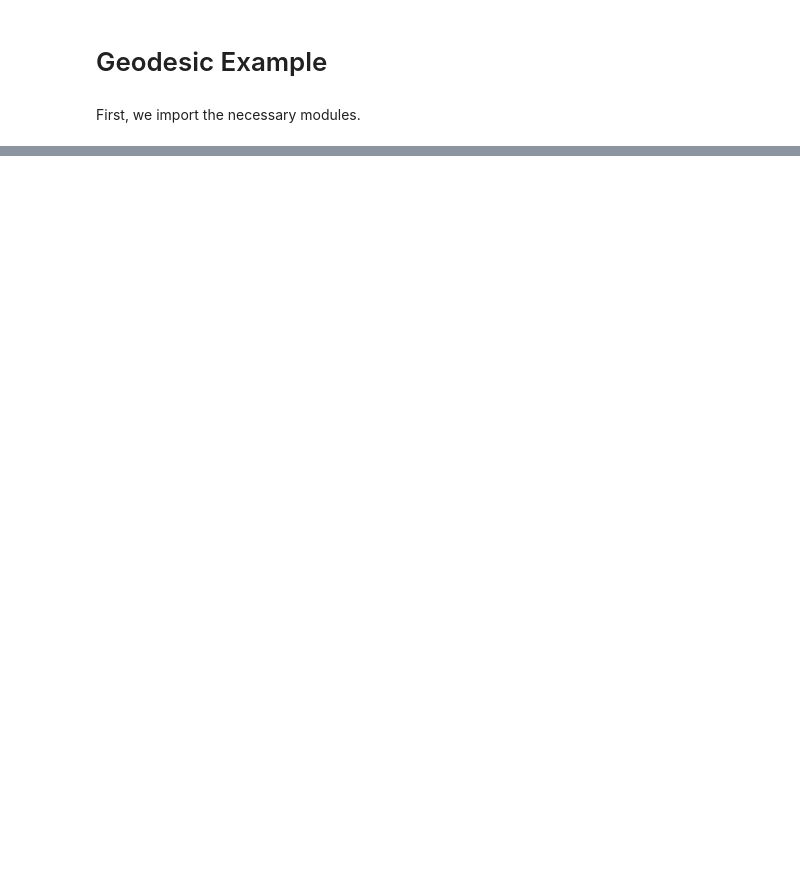
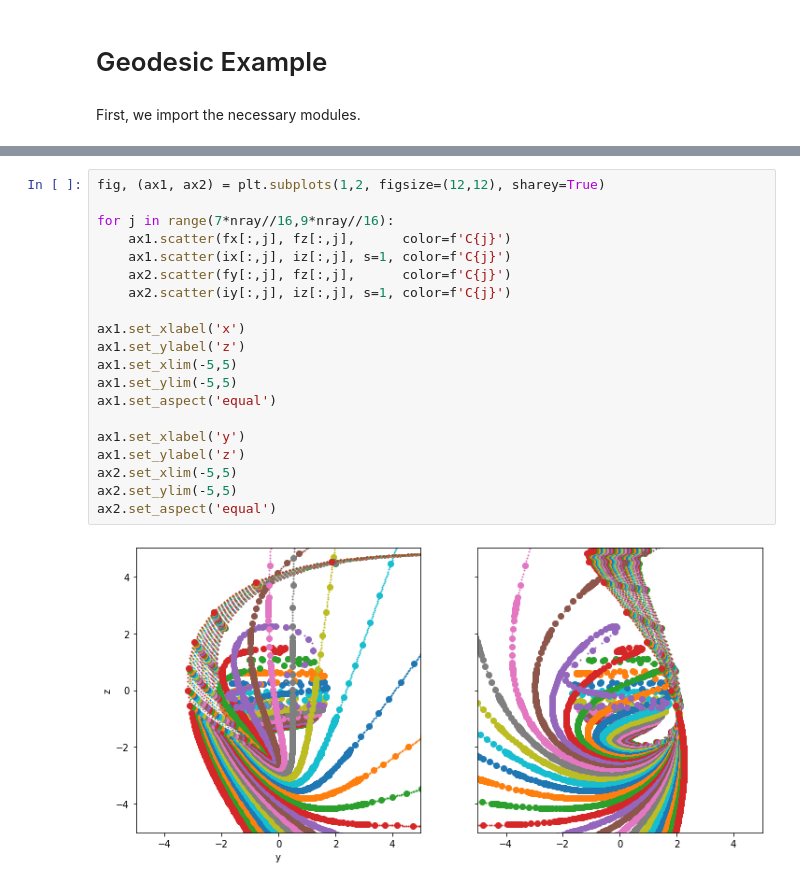
Before and after one commit to adxsrc/fadge, a Jupyter notebook: demos/geode.ipynb, the cells around one changed output, grey strips where cells are left out. Drawn from its saved outputs; the diff is of its cells as text; blank space fills up the shorter version.

```diff
--- a/demos/geode.ipynb
+++ b/demos/geode.ipynb
@@ -86,0 +136,22 @@ Zoomed-in
+# %%
+fig, (ax1, ax2) = plt.subplots(1,2, figsize=(12,12), sharey=True)
+
+for j in range(7*nray//16,9*nray//16):
+    ax1.scatter(fx[:,j], fz[:,j],      color=f'C{j}')
+    ax1.scatter(ix[:,j], iz[:,j], s=1, color=f'C{j}')
+    ax2.scatter(fy[:,j], fz[:,j],      color=f'C{j}')
+    ax2.scatter(iy[:,j], iz[:,j], s=1, color=f'C{j}')
+
+ax1.set_xlabel('x')
+ax1.set_ylabel('z')
+ax1.set_xlim(-5,5)
+ax1.set_ylim(-5,5)
+ax1.set_aspect('equal')
+
+ax1.set_xlabel('y')
+ax1.set_ylabel('z')
+ax2.set_xlim(-5,5)
+ax2.set_ylim(-5,5)
+ax2.set_aspect('equal')
+# %% [output]
+[figure, added]
```
Also changed, not shown: parts of 23 cells of this notebook.
